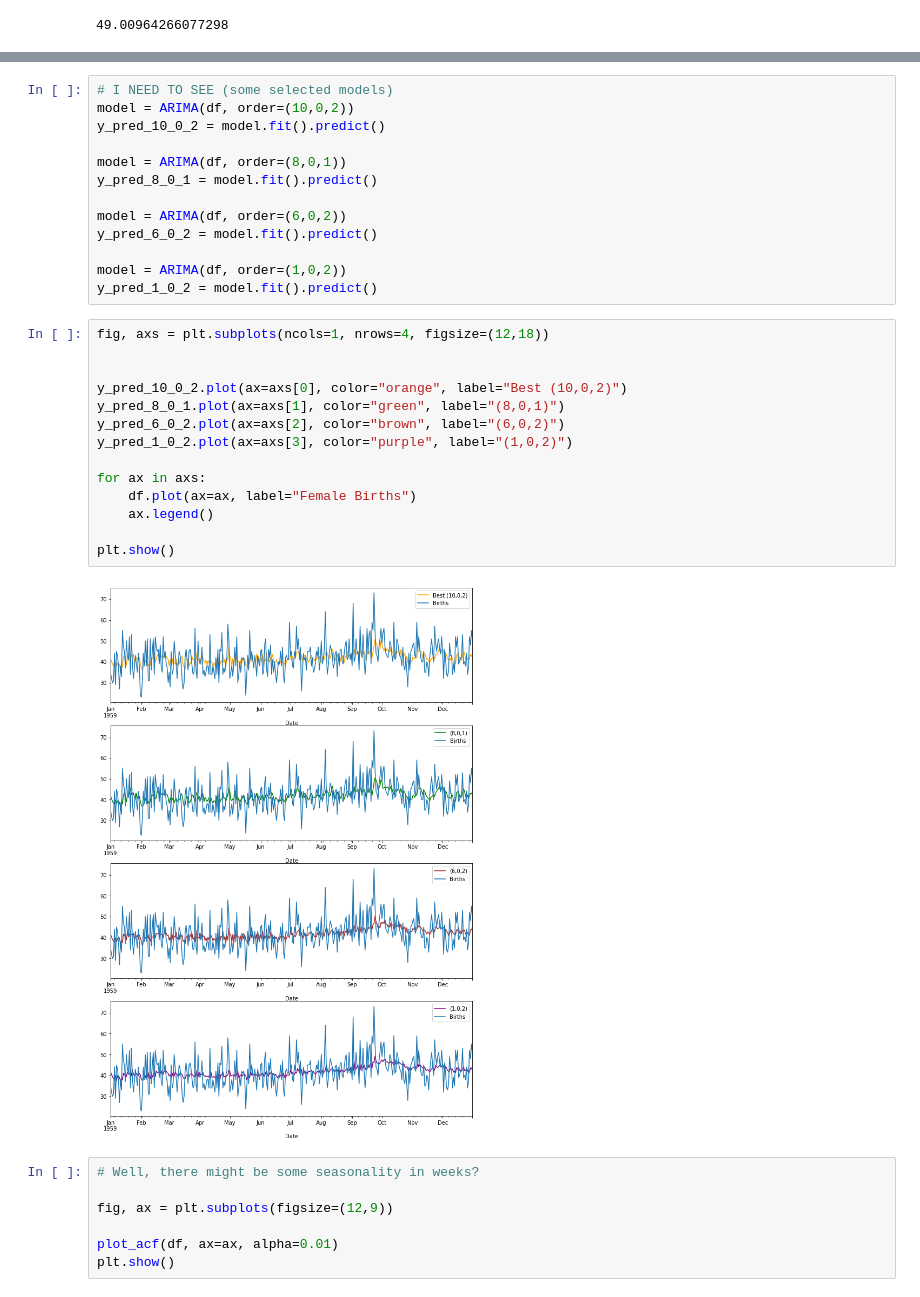
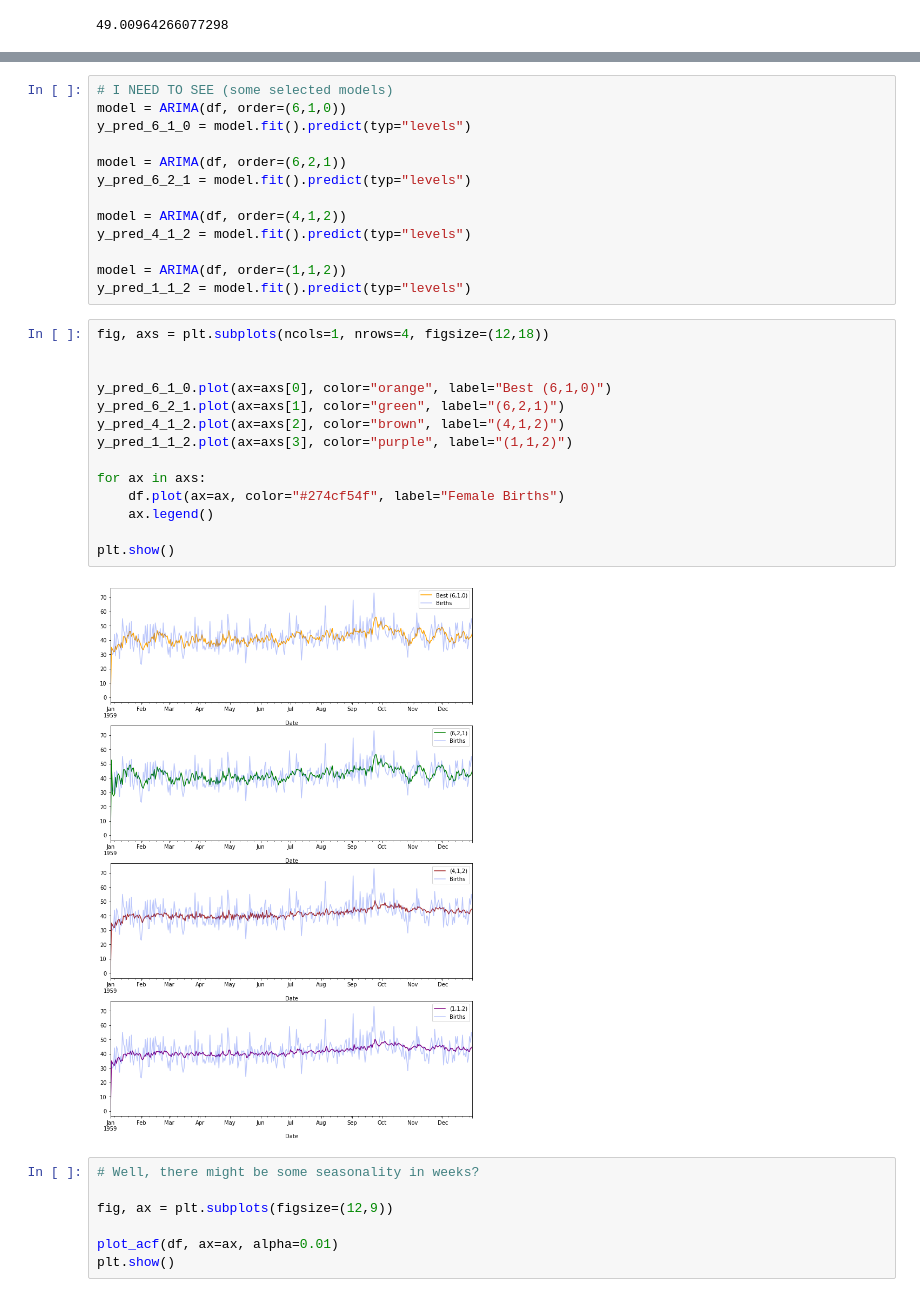
Before and after one commit to peto-ivanov/gda, a Jupyter notebook: quests/TSA-quest_ARIMA_grid_search.ipynb, the cells around one changed output, grey strips where cells are left out. Drawn from its saved outputs; the diff is of its cells as text.

Commit message:
Improved ARIMA grid-search quest solution.

```diff
--- a/quests/TSA-quest_ARIMA_grid_search.ipynb
+++ b/quests/TSA-quest_ARIMA_grid_search.ipynb
@@ -130,32 +174,32 @@ Best ARIMA(10, 0, 2) MSE=48.110946684581045
 # %%
 # I NEED TO SEE (some selected models)
-model = ARIMA(df, order=(10,0,2))
-y_pred_10_0_2 = model.fit().predict()
+model = ARIMA(df, order=(6,1,0))
+y_pred_6_1_0 = model.fit().predict(typ="levels")
 
-model = ARIMA(df, order=(8,0,1))
-y_pred_8_0_1 = model.fit().predict()
+model = ARIMA(df, order=(6,2,1))
+y_pred_6_2_1 = model.fit().predict(typ="levels")
 
-model = ARIMA(df, order=(6,0,2))
-y_pred_6_0_2 = model.fit().predict()
+model = ARIMA(df, order=(4,1,2))
+y_pred_4_1_2 = model.fit().predict(typ="levels")
 
-model = ARIMA(df, order=(1,0,2))
-y_pred_1_0_2 = model.fit().predict()
+model = ARIMA(df, order=(1,1,2))
+y_pred_1_1_2 = model.fit().predict(typ="levels")
 # %%
 fig, axs = plt.subplots(ncols=1, nrows=4, figsize=(12,18))
 
 
-y_pred_10_0_2.plot(ax=axs[0], color="orange", label="Best (10,0,2)")
-y_pred_8_0_1.plot(ax=axs[1], color="green", label="(8,0,1)")
-y_pred_6_0_2.plot(ax=axs[2], color="brown", label="(6,0,2)")
-y_pred_1_0_2.plot(ax=axs[3], color="purple", label="(1,0,2)")
+y_pred_6_1_0.plot(ax=axs[0], color="orange", label="Best (6,1,0)")
+y_pred_6_2_1.plot(ax=axs[1], color="green", label="(6,2,1)")
+y_pred_4_1_2.plot(ax=axs[2], color="brown", label="(4,1,2)")
+y_pred_1_1_2.plot(ax=axs[3], color="purple", label="(1,1,2)")
 
 for ax in axs:
-    df.plot(ax=ax, label="Female Births")
+    df.plot(ax=ax, color="#274cf54f", label="Female Births")
     ax.legend()
 
 plt.show()
 # %% [output]
-[figure, old version]
+[figure, new version]
 # %%
 # Well, there might be some seasonality in weeks?
 
```
Also changed, not shown: parts of 6 cells of this notebook.
